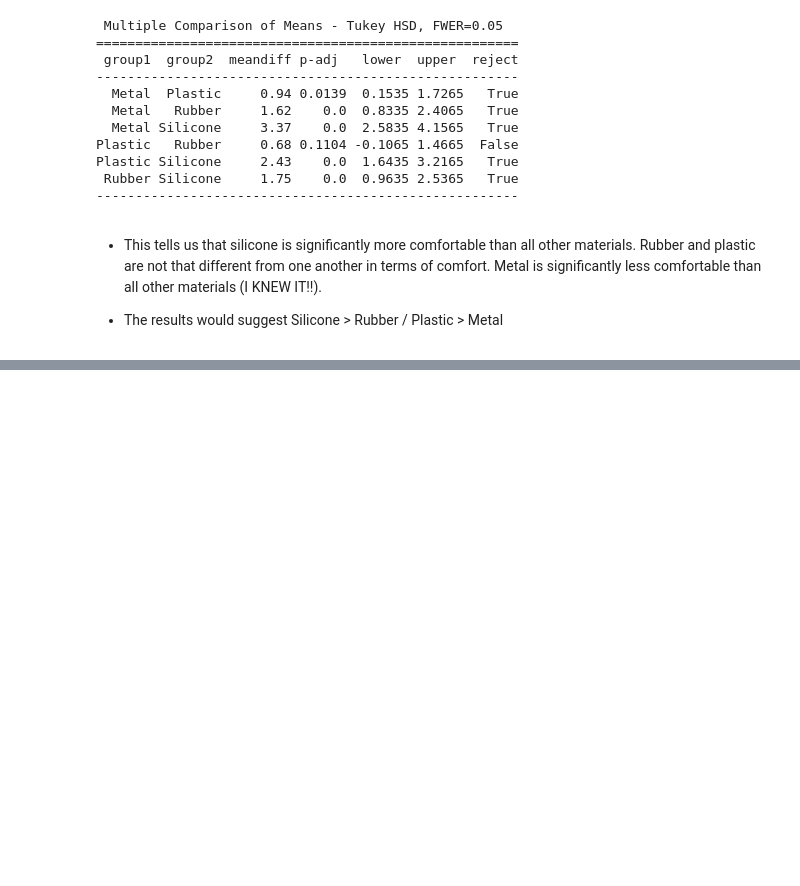
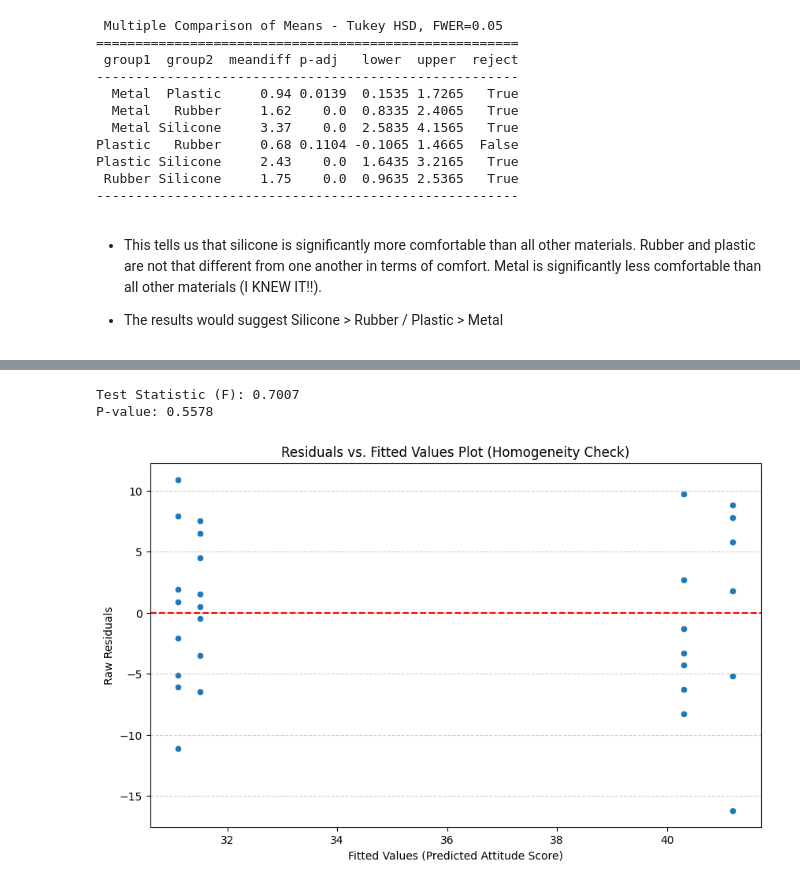
Before and after one commit to Dolson30/STAT-7220-Applied-Experimental-Design, a Jupyter notebook: Assignments/Midterm-Exam/Midterm-Exam.ipynb, the cells around one changed output, grey strips where cells are left out. Cells and saved outputs as stored; diff of their text form; code cells hidden in the pictures; blank space fills up the shorter version.

```diff
--- a/Assignments/Midterm-Exam/Midterm-Exam.ipynb
+++ b/Assignments/Midterm-Exam/Midterm-Exam.ipynb
@@ -271,0 +382,24 @@ Plastic Silicone     2.43    0.0  1.6435 3.2165   True
+# %%
+group_vr_exp = df_nursing[(df_nursing['Method'] == 'VR') & (df_nursing['Experience'] == 'Prior Experience')]['Score']
+group_vr_noexp = df_nursing[(df_nursing['Method'] == 'VR') & (df_nursing['Experience'] == 'No Prior Experience')]['Score']
+group_trad_exp = df_nursing[(df_nursing['Method'] == 'Traditional') & (df_nursing['Experience'] == 'Prior Experience')]['Score']
+group_trad_noexp = df_nursing[(df_nursing['Method'] == 'Traditional') & (df_nursing['Experience'] == 'No Prior Experience')]['Score']
+
+levene_test = levene(group_vr_exp, group_vr_noexp, group_trad_exp, group_trad_noexp, center='mean')
+print(f"Test Statistic (F): {levene_test.statistic:.4f}")
+print(f"P-value: {levene_test.pvalue:.4f}")
+
+fitted_values = model_full.fittedvalues
+raw_residuals = model_full.resid
+plt.figure(figsize=(10, 6))
+sns.scatterplot(x=fitted_values, y=raw_residuals)
+plt.axhline(y=0, color='r', linestyle='--')
+plt.title('Residuals vs. Fitted Values Plot (Homogeneity Check)')
+plt.xlabel('Fitted Values (Predicted Attitude Score)')
+plt.ylabel('Raw Residuals')
+plt.grid(True, axis='y', linestyle='--', alpha=0.6)
+plt.show()
+# %% [output]
+Test Statistic (F): 0.7007
+P-value: 0.5578
+[figure, added]
```
Also changed, not shown: parts of 11 cells of this notebook.
